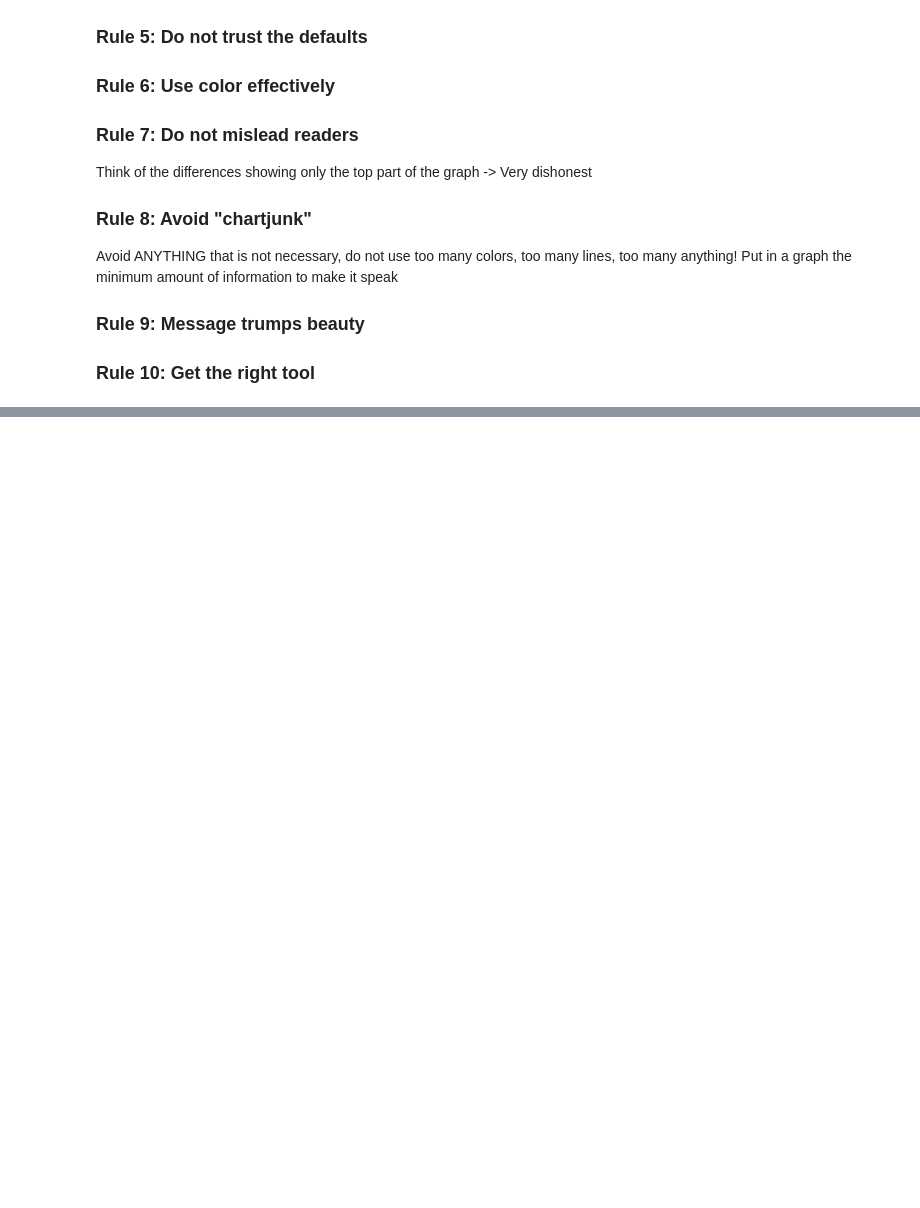
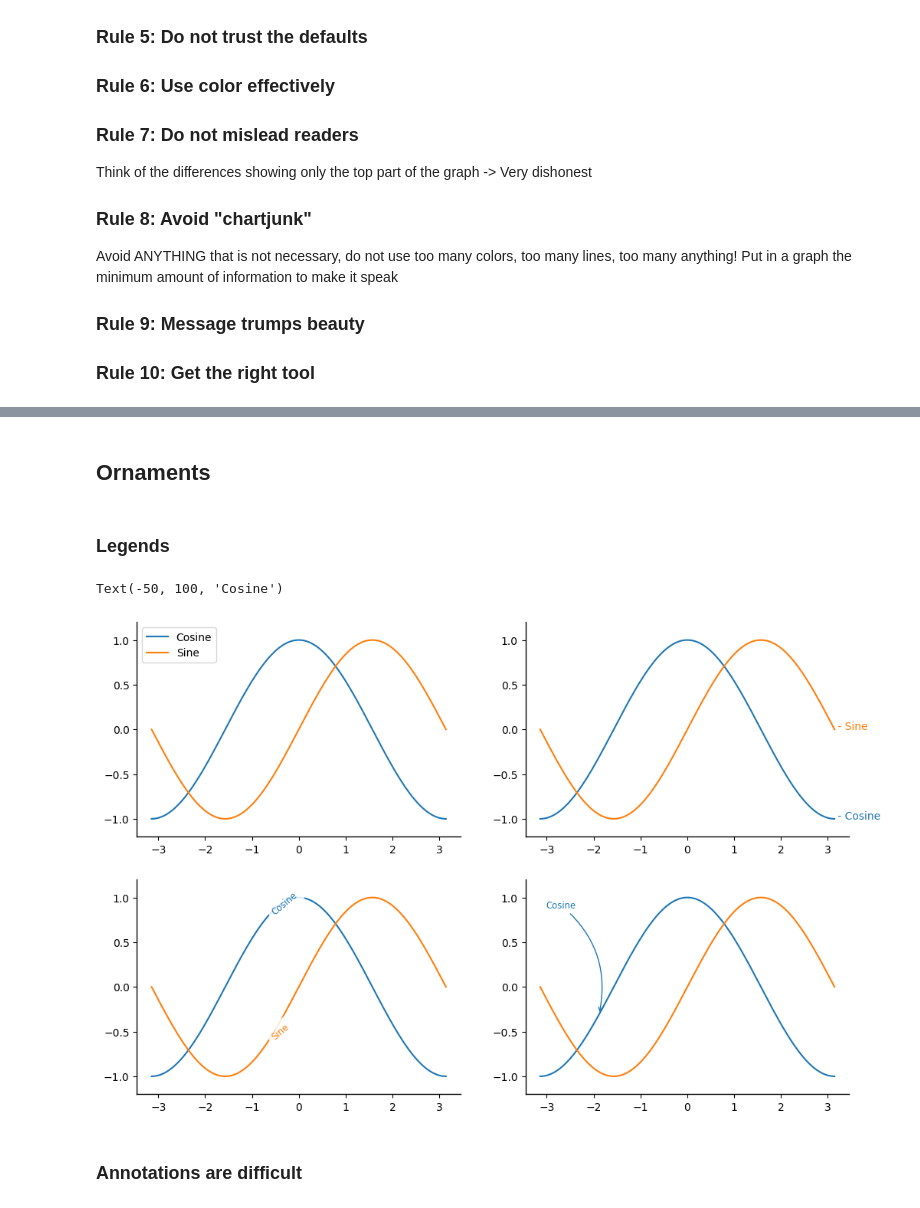
Before and after one commit to MattiaSalve/Beautiful-Matplotlib, a Jupyter notebook: learn_matplotlib.ipynb, the cells around one changed output, grey strips where cells are left out. Drawn from its saved outputs; the diff is of its cells as text; code cells hidden in the pictures; blank space fills up the shorter version.

```diff
--- a/learn_matplotlib.ipynb
+++ b/learn_matplotlib.ipynb
@@ -205,0 +256,41 @@ Avoid ANYTHING that is not necessary, do not use too many colors, too many lines
+# %% [markdown]
+## Ornaments
+# %% [markdown]
+### Legends
+# %%
+fig = plt.figure(figsize = (12, 8))
+
+X = np.linspace(-np.pi, np.pi, 500, endpoint=True)
+
+C, S = np.cos(X), np.sin(X)
+
+def plot(ax):
+    plot1 = ax.plot(X, C, label = "Cosine", clip_on = False)
+    plot2 = ax.plot(X, S, label = "Sine", clip_on = False)
+    return plot1, plot2
+
+ax1 = plt.subplot(2, 2, 1)
+plot(ax1)
+ax1.legend()
+
+ax2 = plt.subplot(2, 2, 2)
+plot1, plot2 = plot(ax2)
+ax2.text(X[-1], C[-1], " - " + plot1[0].get_label(), color = plot1[0].get_color())
+ax2.text(X[-1], S[-1], " - " + plot2[0].get_label(), color = plot2[0].get_color())
+
+ax3 = plt.subplot(2, 2, 3)
+plot1, plot2 = plot(ax3)
+ax3.text(X[200], C[200], plot1[0].get_label(), size = "small", bbox = dict(facecolor = "white", edgecolor = "None", alpha = 0.85), color = plot1[0].get_color(), rotation = 40)
+ax3.text(X[200], S[200], plot2[0].get_label(), size = "small", bbox = dict(facecolor = "white", edgecolor = "None", alpha = 0.85), color = plot2[0].get_color(), rotation = 40)
+
+ax4 = plt.subplot(2, 2, 4)
+plot1, plot2 = plot(ax4)
+ax4.annotate("Cosine", (X[100], C[100]),
+            size = "small", color = plot1[0].get_color(),
+            xytext=(-50, 100), textcoords = "offset points",
+            arrowprops = dict(arrowstyle = "->", connectionstyle = "arc3,rad=-0.3", color = plot1[0].get_color()))
+# %% [output]
+Text(-50, 100, 'Cosine')
+[figure, added]
+# %% [markdown]
+### Annotations are difficult
```
Also changed, not shown: parts of 10 cells of this notebook, 1 other file.
